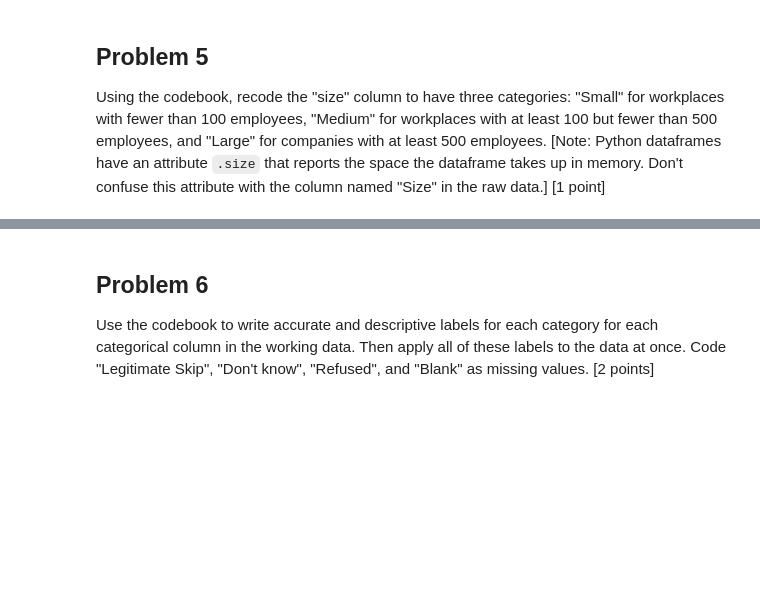
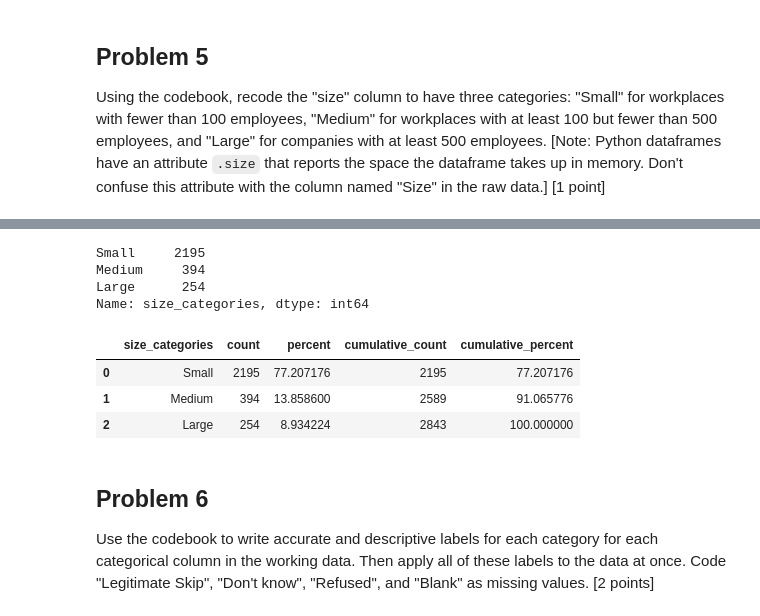
Before and after one commit to allaccountstaken/surfing_data_pipeline, a Jupyter notebook: M8/labassignment8.ipynb, the cells around one changed output, grey strips where cells are left out. Cells and saved outputs as stored; diff of their text form; code cells hidden in the pictures; blank space fills up the shorter version.

```diff
--- a/M8/labassignment8.ipynb
+++ b/M8/labassignment8.ipynb
@@ -172,3 +189,32 @@ Using the codebook, recode the "size" column to have three categories: "Small" f
+# %%
+# Changing size categories
+size_map = {1: 'Small',
+            2: 'Small',
+            3: 'Small',
+            4: 'Medium',
+            5: 'Medium',
+            6: 'Large',
+            7: 'Large',
+            8: 'Large'}
+# %%
+# Remap labels using size_map
+working_version['size_categories'] = working_version['size_categories'].map(size_map)
+# %%
+# Check the new size categories
+working_version['size_categories'].unique()
+working_version['size_categories'].value_counts()
+# %% [output]
+Small     2195
+Medium     394
+Large      254
+Name: size_categories, dtype: int64
+# %%
+working_version.stb.freq(['size_categories'])
+# %% [output]
+|  | size_categories | count | percent | cumulative_count | cumulative_percent |
+| 0 | Small | 2195 | 77.207176 | 2195 | 77.207176 |
+| 1 | Medium | 394 | 13.858600 | 2589 | 91.065776 |
+| 2 | Large | 254 | 8.934224 | 2843 | 100.000000 |
 # %% [markdown]
 ## Problem 6
 Use the codebook to write accurate and descriptive labels for each category for each categorical column in the working data. Then apply all of these labels to the data at once. Code "Legitimate Skip", "Don't know", "Refused", and "Blank" as missing values. [2 points]
```
Also changed, not shown: parts of 21 cells of this notebook.
